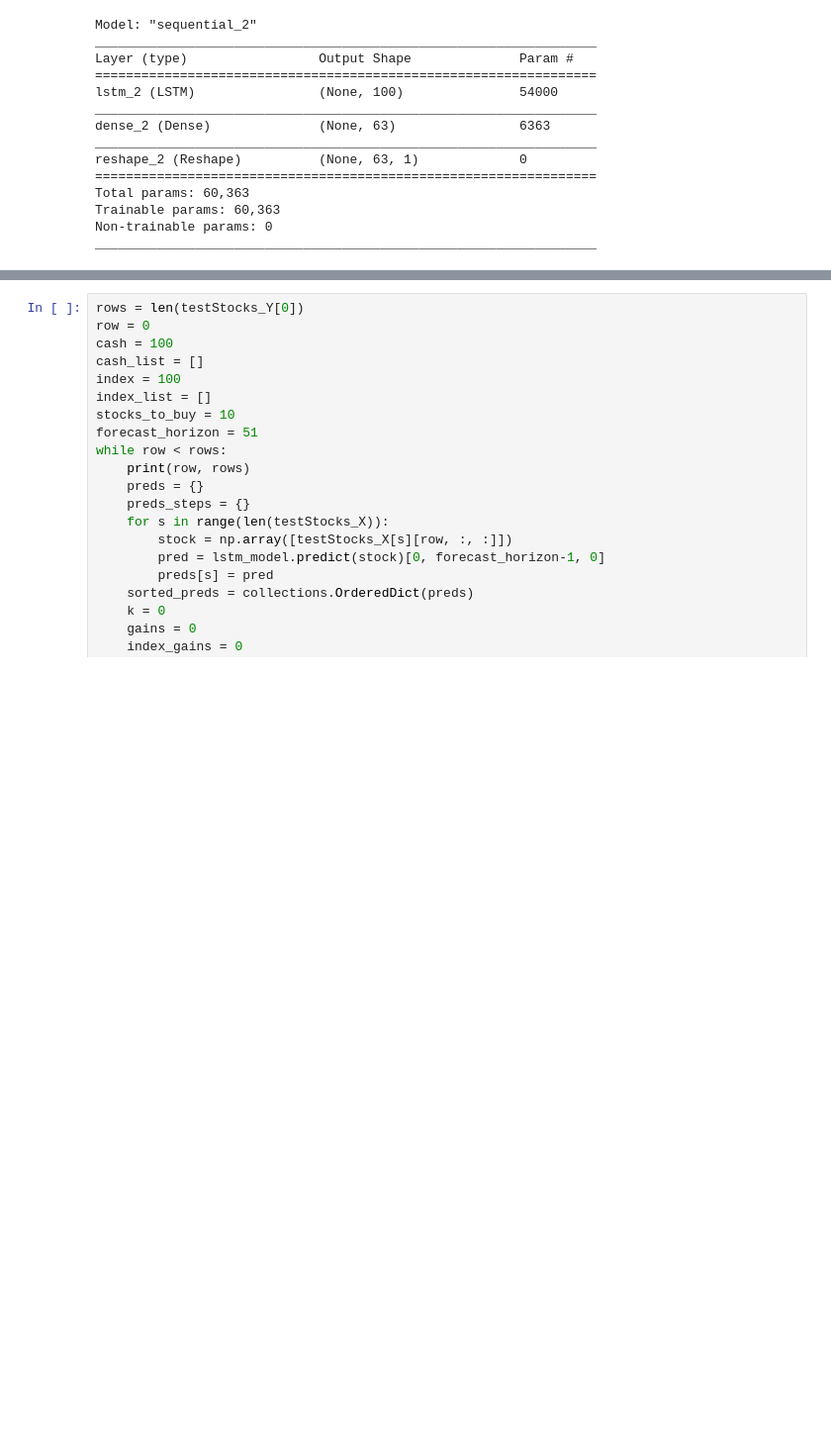
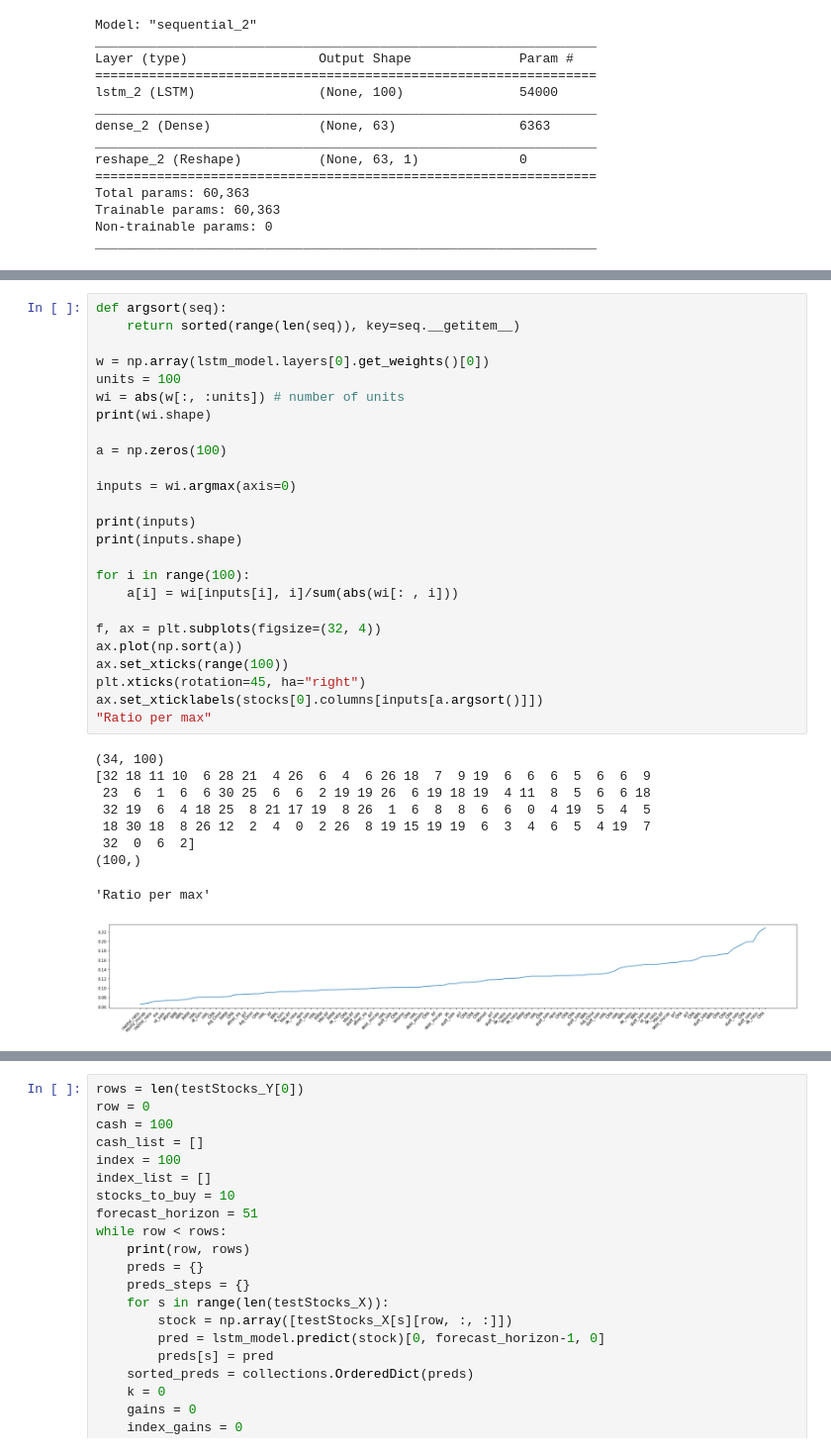
Before and after one commit to tekniktomten/LSTM-for-predicting-returns, a Jupyter notebook: LSTM.ipynb, the cells around one changed output, grey strips where cells are left out. Shown at 99% size. Drawn from its saved outputs; the diff is of its cells as text; blank space fills up the shorter version.

```diff
--- a/LSTM.ipynb
+++ b/LSTM.ipynb
@@ -700,0 +755,35 @@ rd_sale
+# %%
+def argsort(seq):
+    return sorted(range(len(seq)), key=seq.__getitem__)
+
+w = np.array(lstm_model.layers[0].get_weights()[0])
+units = 100
+wi = abs(w[:, :units]) # number of units
+print(wi.shape)
+
+a = np.zeros(100)
+
+inputs = wi.argmax(axis=0)
+
+print(inputs)
+print(inputs.shape)
+
+for i in range(100):
+    a[i] = wi[inputs[i], i]/sum(abs(wi[: , i]))
+
+f, ax = plt.subplots(figsize=(32, 4))
+ax.plot(np.sort(a))
+ax.set_xticks(range(100))
+plt.xticks(rotation=45, ha="right")
+ax.set_xticklabels(stocks[0].columns[inputs[a.argsort()]])
+"Ratio per max"
+# %% [output]
+(34, 100)
+[32 18 11 10  6 28 21  4 26  6  4  6 26 18  7  9 19  6  6  6  5  6  6  9
+ 23  6  1  6  6 30 25  6  6  2 19 19 26  6 19 18 19  4 11  8  5  6  6 18
+ 32 19  6  4 18 25  8 21 17 19  8 26  1  6  8  8  6  6  0  4 19  5  4  5
+ 18 30 18  8 26 12  2  4  0  2 26  8 19 15 19 19  6  3  4  6  5  4 19  7
+ 32  0  6  2]
+(100,)
+'Ratio per max'
+[figure, added]
```
Also changed, not shown: parts of 7 cells of this notebook, 1 other file.
